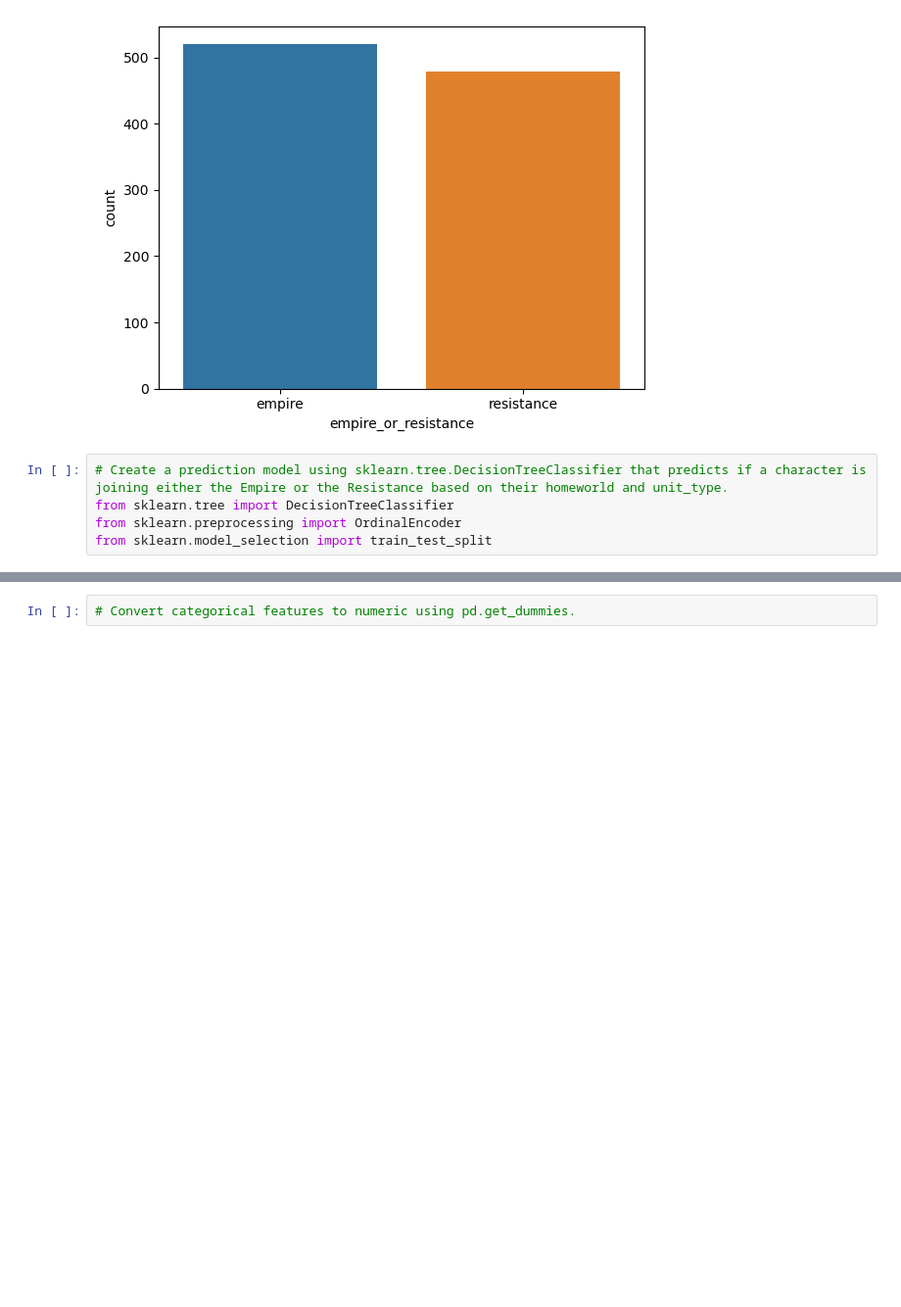
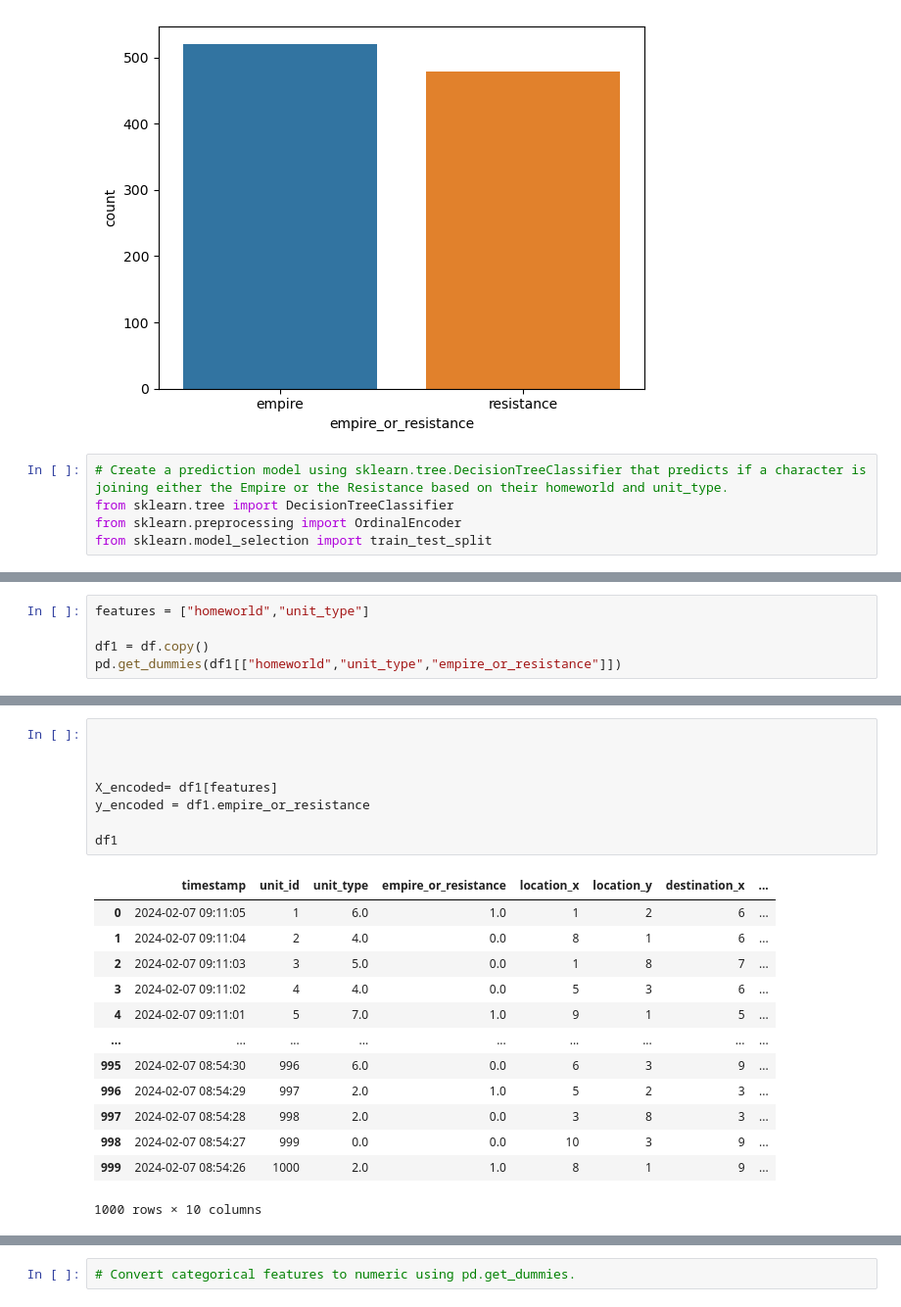
Before and after one commit to atbreen/EDP_Guided_Project_3, a Jupyter notebook: Guided_Project_3.ipynb, the cells around one changed output, grey strips where cells are left out. Shown at 98% size. Drawn from its saved outputs; the diff is of its cells as text; blank space fills up the shorter version.

```diff
--- a/Guided_Project_3.ipynb
+++ b/Guided_Project_3.ipynb
@@ -167,0 +161,5 @@ enc = OrdinalEncoder()
+# %%
+features = ["homeworld","unit_type"]
+
+df1 = df.copy()
+pd.get_dummies(df1[["homeworld","unit_type","empire_or_resistance"]])
@@ -167,0 +180,22 @@ enc = OrdinalEncoder()
+# %%
+
+
+
+X_encoded= df1[features]
+y_encoded = df1.empire_or_resistance
+
+df1
+# %% [output]
+|  | timestamp | unit_id | unit_type | empire_or_resistance | location_x | location_y | destination_x | ... |
+| 0 | 2024-02-07 09:11:05 | 1 | 6.0 | 1.0 | 1 | 2 | 6 | ... |
+| 1 | 2024-02-07 09:11:04 | 2 | 4.0 | 0.0 | 8 | 1 | 6 | ... |
+| 2 | 2024-02-07 09:11:03 | 3 | 5.0 | 0.0 | 1 | 8 | 7 | ... |
+| 3 | 2024-02-07 09:11:02 | 4 | 4.0 | 0.0 | 5 | 3 | 6 | ... |
+| 4 | 2024-02-07 09:11:01 | 5 | 7.0 | 1.0 | 9 | 1 | 5 | ... |
+| ... | ... | ... | ... | ... | ... | ... | ... | ... |
+| 995 | 2024-02-07 08:54:30 | 996 | 6.0 | 0.0 | 6 | 3 | 9 | ... |
+| 996 | 2024-02-07 08:54:29 | 997 | 2.0 | 1.0 | 5 | 2 | 3 | ... |
+| 997 | 2024-02-07 08:54:28 | 998 | 2.0 | 0.0 | 3 | 8 | 3 | ... |
+| 998 | 2024-02-07 08:54:27 | 999 | 0.0 | 0.0 | 10 | 3 | 9 | ... |
+| 999 | 2024-02-07 08:54:26 | 1000 | 2.0 | 1.0 | 8 | 1 | 9 | ... |
+1000 rows × 10 columns
```
Also changed, not shown: parts of 5 cells of this notebook.
